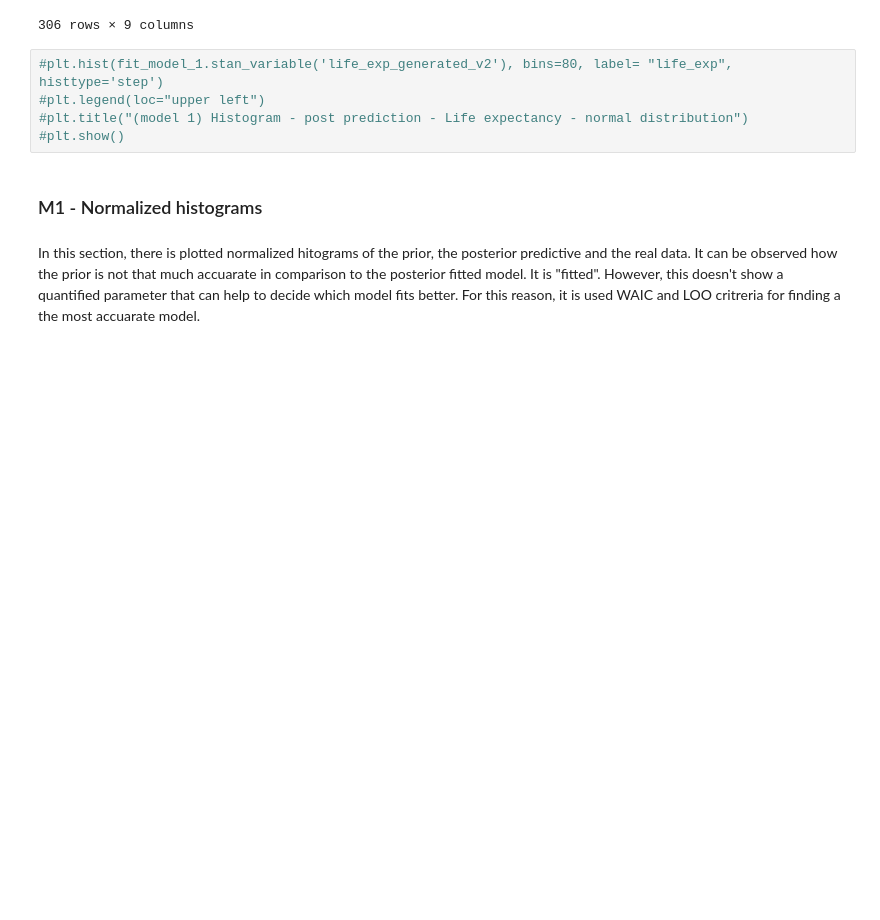
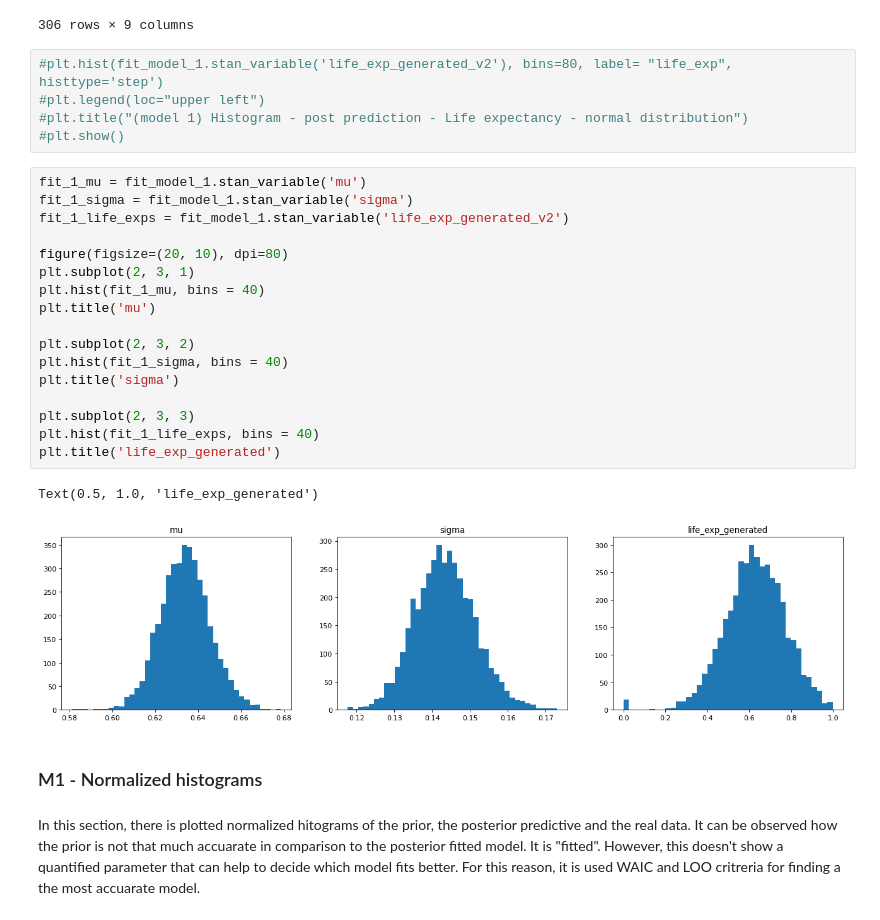
Before and after one commit to JhonVelasquez/DA_project, a Jupyter notebook: project_data_analytics.ipynb, the cells around one changed output. Drawn from its saved outputs; the diff is of its cells as text; blank space fills up the shorter version.

```diff
--- a/project_data_analytics.ipynb
+++ b/project_data_analytics.ipynb
@@ -211,6 +186,26 @@ INFO:cmdstanpy:CmdStan done processing.
 #plt.legend(loc="upper left")
 #plt.title("(model 1) Histogram - post prediction - Life expectancy - normal distribution")
 #plt.show()
+# %%
+fit_1_mu = fit_model_1.stan_variable('mu')
+fit_1_sigma = fit_model_1.stan_variable('sigma')
+fit_1_life_exps = fit_model_1.stan_variable('life_exp_generated_v2')
+
+figure(figsize=(20, 10), dpi=80)
+plt.subplot(2, 3, 1)
+plt.hist(fit_1_mu, bins = 40)
+plt.title('mu')
+
+plt.subplot(2, 3, 2)
+plt.hist(fit_1_sigma, bins = 40)
+plt.title('sigma')
+
+plt.subplot(2, 3, 3)
+plt.hist(fit_1_life_exps, bins = 40)
+plt.title('life_exp_generated')
+# %% [output]
+Text(0.5, 1.0, 'life_exp_generated')
+[figure, added]
 # %% [markdown]
 ### M1 - Normalized histograms
 # %% [markdown]
```
Also changed, not shown: parts of 7 cells of this notebook.
